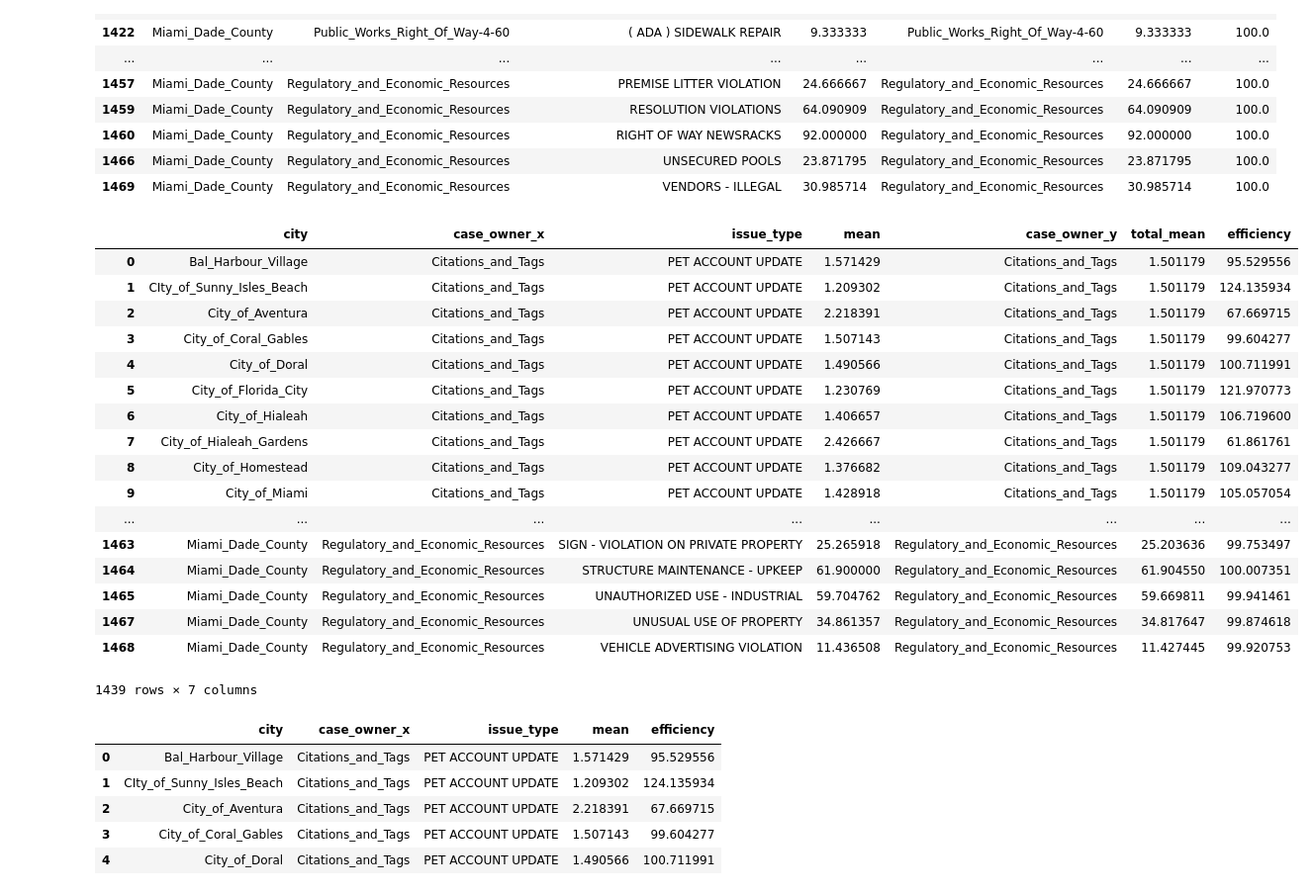
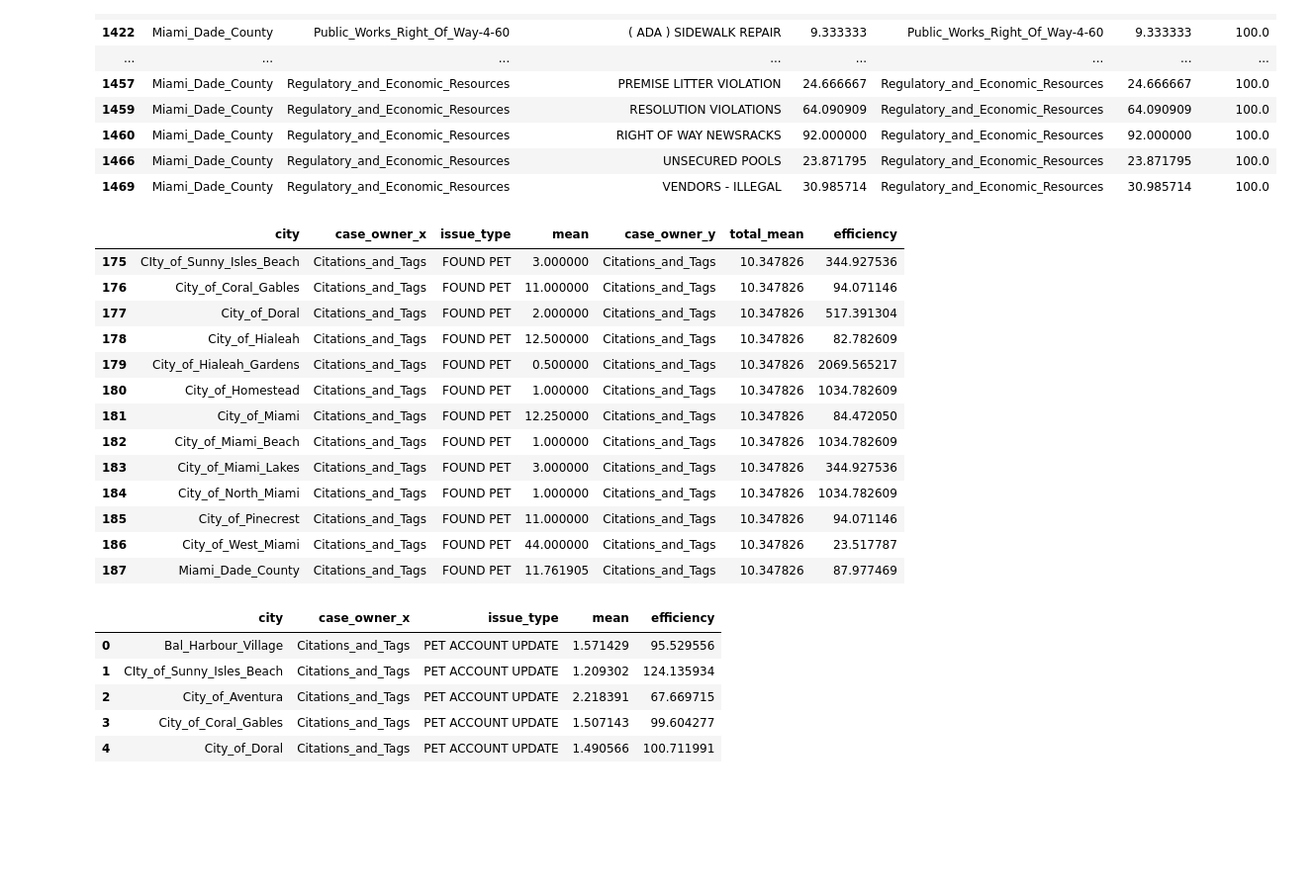
Before and after one commit to Gan001/dataviz-project-two, a Jupyter notebook: Efficiency_calc.ipynb, the cells around one changed output. Shown: that part at 99% size. Cells and saved outputs as stored; diff of their text form; code cells hidden in the pictures; blank space fills up the shorter version.

```diff
--- a/Efficiency_calc.ipynb
+++ b/Efficiency_calc.ipynb
@@ -107,8 +103,9 @@ df_reset.head()
 | 4 | Bal_Harbour_Village | Enforcement_Section-3-36 | INJURED ANIMAL | 1.0 | 0.000000 | NaN | 0.0 | 0.0 | 0.0 | 0.0 | ... |
 # %%
 df_drop = df_reset[['city', 'case_owner', 'issue_type', 'mean']]
-city_df = df_drop.dropna()
+#city_df = df_drop.dropna()
 city_df.head()
+#city_df.isna().any()
 # %% [output]
 |  | city | case_owner | issue_type | mean |
 | 0 | Bal_Harbour_Village | Citations_and_Tags | ANIMAL SERVICES DOG TAG | 0.000000 |
@@ -418,26 +384,23 @@ merge_no_zero.loc[(merge_no_zero['mean'] == merge_no_zero['total_mean']) & (merg
 # %%
 #remove areas with mean equal to total mean b/c there is no standard to compare with
 merge_no_zero_clean = merge_no_zero.loc[merge_no_zero['mean'] != merge_no_zero['total_mean']]
-merge_no_zero_clean
+merge_no_zero_clean.head()
+#merge_no_zero.loc[(merge_no_zero['case_owner_y'] == 'Citations_and_Tags') &(merge_no_zero['issue_type'] == 'FOUND PET')]
 # %% [output]
 |  | city | case_owner_x | issue_type | mean | case_owner_y | total_mean | efficiency |
-| 0 | Bal_Harbour_Village | Citations_and_Tags | PET ACCOUNT UPDATE | 1.571429 | Citations_and_Tags | 1.501179 | 95.529556 |
-| 1 | CIty_of_Sunny_Isles_Beach | Citations_and_Tags | PET ACCOUNT UPDATE | 1.209302 | Citations_and_Tags | 1.501179 | 124.135934 |
-| 2 | City_of_Aventura | Citations_and_Tags | PET ACCOUNT UPDATE | 2.218391 | Citations_and_Tags | 1.501179 | 67.669715 |
-| 3 | City_of_Coral_Gables | Citations_and_Tags | PET ACCOUNT UPDATE | 1.507143 | Citations_and_Tags | 1.501179 | 99.604277 |
-| 4 | City_of_Doral | Citations_and_Tags | PET ACCOUNT UPDATE | 1.490566 | Citations_and_Tags | 1.501179 | 100.711991 |
-| 5 | City_of_Florida_City | Citations_and_Tags | PET ACCOUNT UPDATE | 1.230769 | Citations_and_Tags | 1.501179 | 121.970773 |
-| 6 | City_of_Hialeah | Citations_and_Tags | PET ACCOUNT UPDATE | 1.406657 | Citations_and_Tags | 1.501179 | 106.719600 |
-| 7 | City_of_Hialeah_Gardens | Citations_and_Tags | PET ACCOUNT UPDATE | 2.426667 | Citations_and_Tags | 1.501179 | 61.861761 |
-| 8 | City_of_Homestead | Citations_and_Tags | PET ACCOUNT UPDATE | 1.376682 | Citations_and_Tags | 1.501179 | 109.043277 |
-| 9 | City_of_Miami | Citations_and_Tags | PET ACCOUNT UPDATE | 1.428918 | Citations_and_Tags | 1.501179 | 105.057054 |
-| ... | ... | ... | ... | ... | ... | ... | ... |
-| 1463 | Miami_Dade_County | Regulatory_and_Economic_Resources | SIGN - VIOLATION ON PRIVATE PROPERTY | 25.265918 | Regulatory_and_Economic_Resources | 25.203636 | 99.753497 |
-| 1464 | Miami_Dade_County | Regulatory_and_Economic_Resources | STRUCTURE MAINTENANCE - UPKEEP | 61.900000 | Regulatory_and_Economic_Resources | 61.904550 | 100.007351 |
-| 1465 | Miami_Dade_County | Regulatory_and_Economic_Resources | UNAUTHORIZED USE - INDUSTRIAL | 59.704762 | Regulatory_and_Economic_Resources | 59.669811 | 99.941461 |
-| 1467 | Miami_Dade_County | Regulatory_and_Economic_Resources | UNUSUAL USE OF PROPERTY | 34.861357 | Regulatory_and_Economic_Resources | 34.817647 | 99.874618 |
-| 1468 | Miami_Dade_County | Regulatory_and_Economic_Resources | VEHICLE ADVERTISING VIOLATION | 11.436508 | Regulatory_and_Economic_Resources | 11.427445 | 99.920753 |
+| 175 | CIty_of_Sunny_Isles_Beach | Citations_and_Tags | FOUND PET | 3.000000 | Citations_and_Tags | 10.347826 | 344.927536 |
+| 176 | City_of_Coral_Gables | Citations_and_Tags | FOUND PET | 11.000000 | Citations_and_Tags | 10.347826 | 94.071146 |
+| 177 | City_of_Doral | Citations_and_Tags | FOUND PET | 2.000000 | Citations_and_Tags | 10.347826 | 517.391304 |
+| 178 | City_of_Hialeah | Citations_and_Tags | FOUND PET | 12.500000 | Citations_and_Tags | 10.347826 | 82.782609 |
+| 179 | City_of_Hialeah_Gardens | Citations_and_Tags | FOUND PET | 0.500000 | Citations_and_Tags | 10.347826 | 2069.565217 |
+| 180 | City_of_Homestead | Citations_and_Tags | FOUND PET | 1.000000 | Citations_and_Tags | 10.347826 | 1034.782609 |
+| 181 | City_of_Miami | Citations_and_Tags | FOUND PET | 12.250000 | Citations_and_Tags | 10.347826 | 84.472050 |
+| 182 | City_of_Miami_Beach | Citations_and_Tags | FOUND PET | 1.000000 | Citations_and_Tags | 10.347826 | 1034.782609 |
+| 183 | City_of_Miami_Lakes | Citations_and_Tags | FOUND PET | 3.000000 | Citations_and_Tags | 10.347826 | 344.927536 |
+| 184 | City_of_North_Miami | Citations_and_Tags | FOUND PET | 1.000000 | Citations_and_Tags | 10.347826 | 1034.782609 |
+| 185 | City_of_Pinecrest | Citations_and_Tags | FOUND PET | 11.000000 | Citations_and_Tags | 10.347826 | 94.071146 |
+| 186 | City_of_West_Miami | Citations_and_Tags | FOUND PET | 44.000000 | Citations_and_Tags | 10.347826 | 23.517787 |
+| 187 | Miami_Dade_County | Citations_and_Tags | FOUND PET | 11.761905 | Citations_and_Tags | 10.347826 | 87.977469 |
-1439 rows × 7 columns
 # %%
 #final df
 merge_no_zero_final = merge_no_zero_clean[['city', 'case_owner_x', 'issue_type','mean', 'efficiency']]
```
Also changed, not shown: parts of 25 cells of this notebook.
